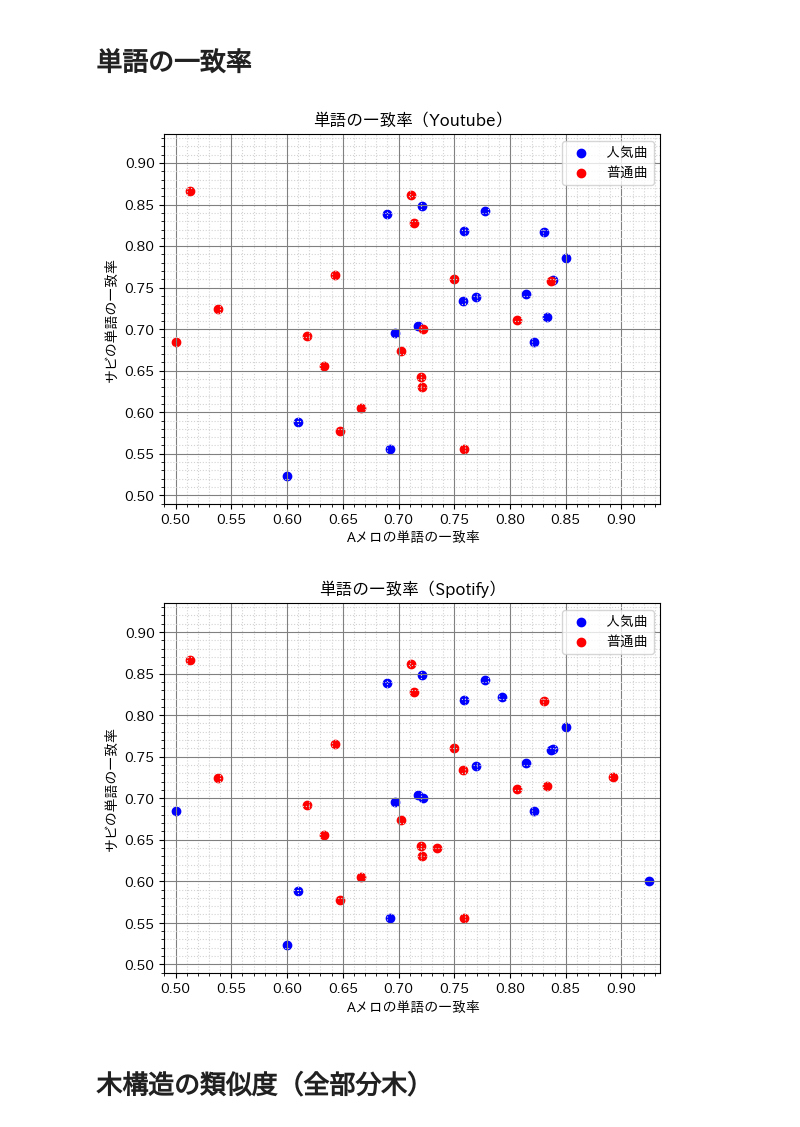
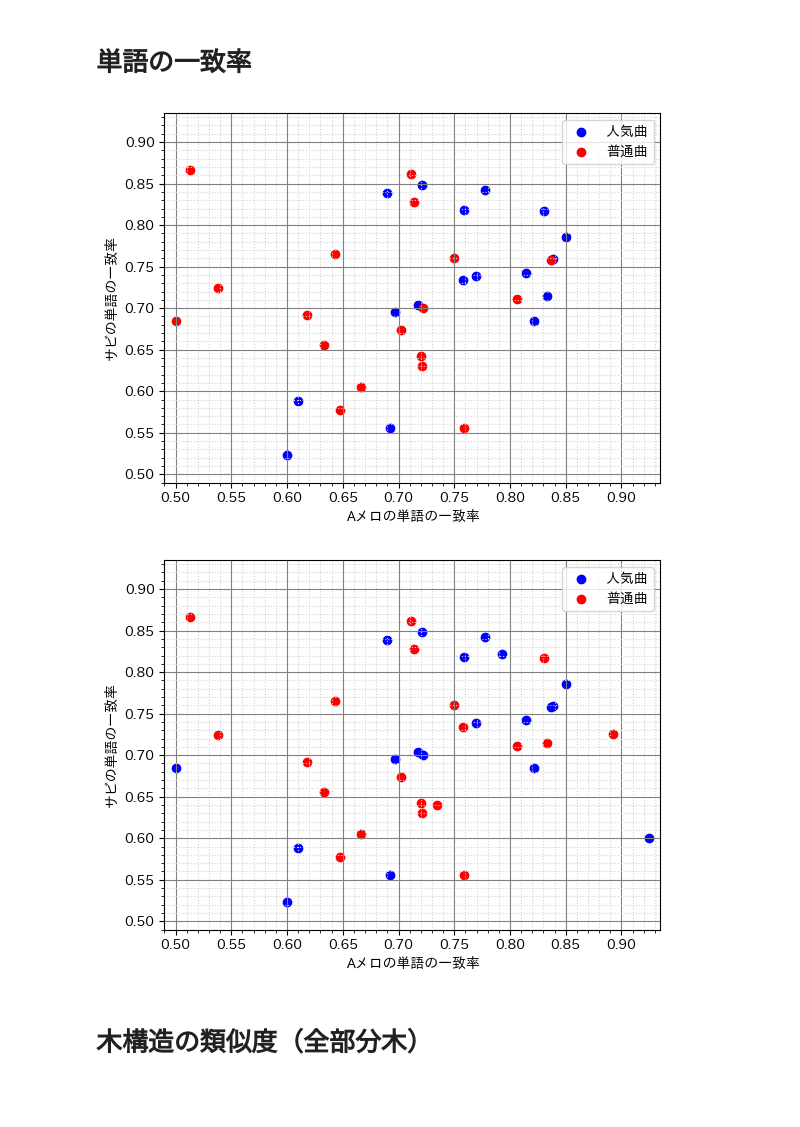
Before and after one commit to tsubasasugawara/lyrics_melody_analyzer, a Jupyter notebook: notebooks/ALL.ipynb, the cells around one changed output. Saved outputs shown, nothing was run; the diff lists cells and outputs as text; code cells hidden in the pictures; blank space fills up the shorter version.

```diff
--- a/notebooks/ALL.ipynb
+++ b/notebooks/ALL.ipynb
@@ -32,7 +32,7 @@ def preprocess(df_list):
 
     return (rates, xy_min, xy_max)
 # %%
-def scatter(rates:pd.DataFrame, xy_min:int, xy_max:int, subset:list, sort_by:str, title: str, xlabel:str, ylabel:str):
+def scatter(rates:pd.DataFrame, xy_min:int, xy_max:int, subset:list, sort_by:str, xlabel:str, ylabel:str):
     sorted_rates = rates.dropna(subset=subset).sort_values(sort_by, ascending=False)
     center = len(sorted_rates) // 2
     pop_youtube = sorted_rates[:center]
@@ -41,7 +41,6 @@ def scatter(rates:pd.DataFrame, xy_min:int, xy_max:int, subset:list, sort_by:str
     plt.scatter(x=RATE_A, y=RATE_S, data=pop_youtube, color='blue', label='人気曲')
     plt.scatter(x=RATE_A, y=RATE_S, data=unpop_youtube, color='red', label='普通曲')
 
-    plt.title(title)
     plt.xlabel(xlabel)
     plt.ylabel(ylabel)
     plt.legend()
@@ -58,13 +57,13 @@ rates, xy_min_wmr, xy_max_wmr = preprocess([
     pd.concat([df_greeeen, pd.read_csv("csv/GReeeeN_wmr_20231119.csv")], axis=1),
 ])
 # %%
-scatter(rates, xy_min_wmr, xy_max_wmr, ["youtube_url"], "youtube_play_times", "単語の一致率（Youtube）", "Aメロの単語の一致率", "サビの単語の一致率")
+scatter(rates, xy_min_wmr, xy_max_wmr, ["youtube_url"], "youtube_play_times", "Aメロの単語の一致率", "サビの単語の一致率")
 # %% [output]
-[figure, old version]
+[figure, new version]
 # %%
-scatter(rates, xy_min_wmr, xy_max_wmr, ["spotify_id"], "spotify_popularity", "単語の一致率（Spotify）", "Aメロの単語の一致率", "サビの単語の一致率")
+scatter(rates, xy_min_wmr, xy_max_wmr, ["spotify_id"], "spotify_popularity", "Aメロの単語の一致率", "サビの単語の一致率")
 # %% [output]
-[figure, old version]
+[figure, new version]
 # %% [markdown]
 # 木構造の類似度（全部分木）
 # %%
```
Also changed, not shown: parts of 4 cells of this notebook, 3 other files.
